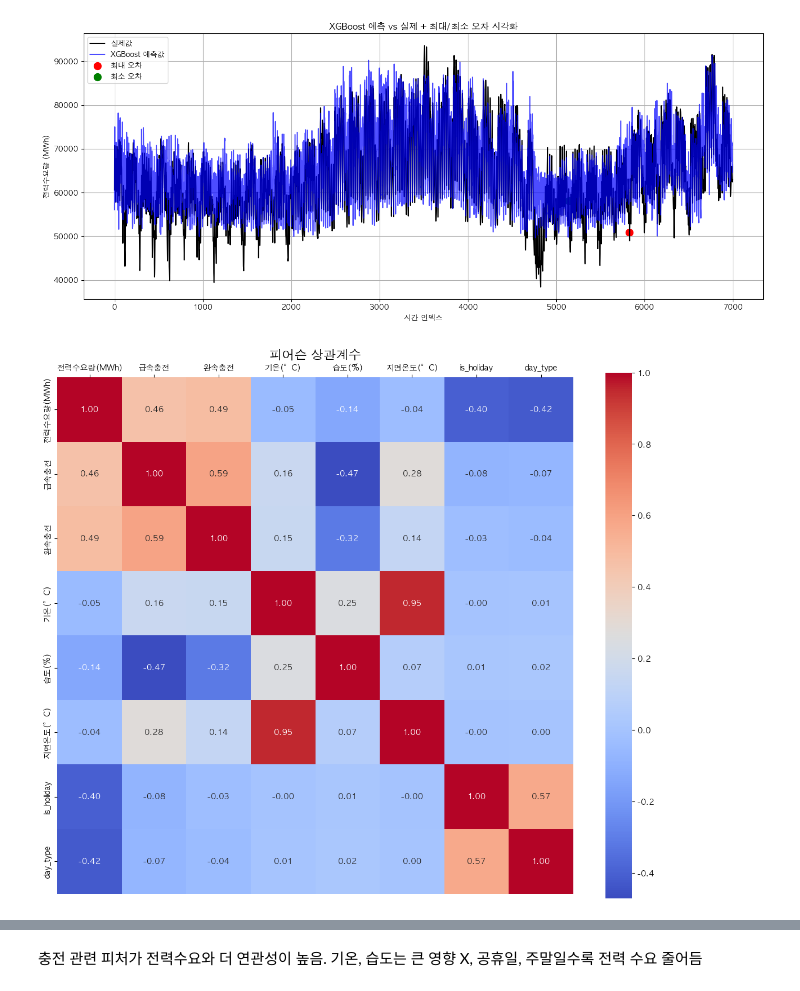
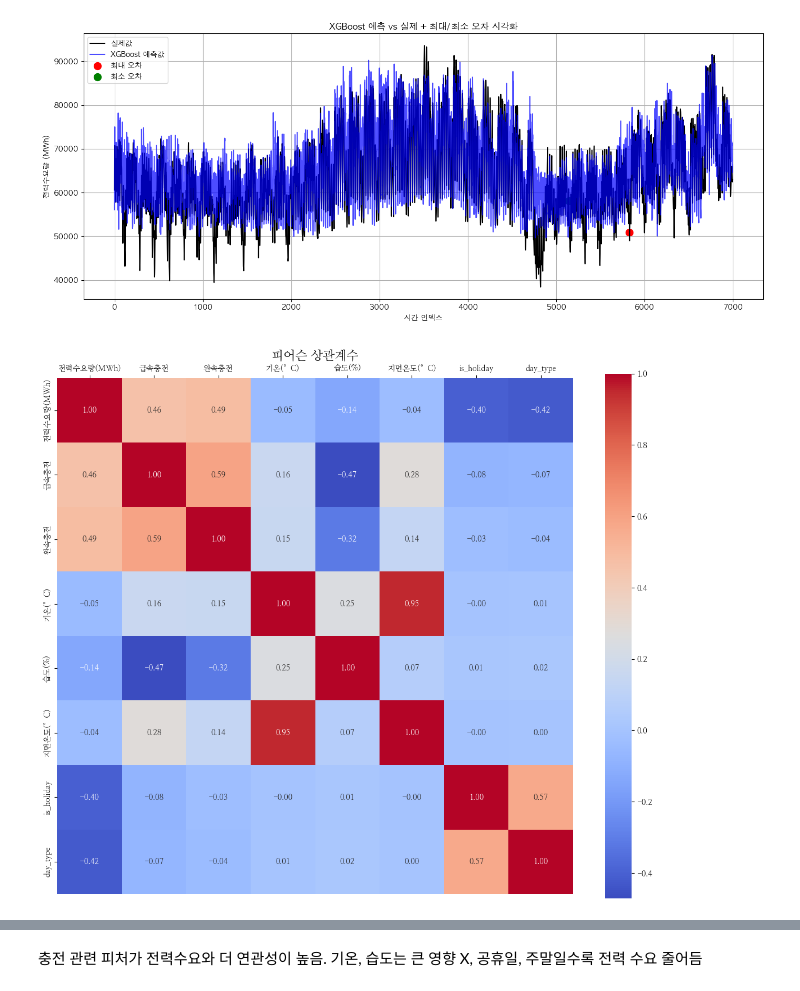
Before and after one commit to jeonjunhyeokk/LoadForeCasting_ML, a Jupyter notebook: Dataset.ipynb, the cells around one changed output, grey strips where cells are left out. Drawn from its saved outputs; the diff is of its cells as text; code cells hidden in the pictures.

```diff
--- a/Dataset.ipynb
+++ b/Dataset.ipynb
@@ -545,32 +602,35 @@ plt.show()
 # %%
 import pandas as pd
 import matplotlib.pyplot as plt
 import seaborn as sns
 
 # 한글 폰트 설정 (macOS 기준)
-plt.rcParams['font.family'] = 'AppleGothic'
+plt.rcParams['font.family'] = 'Nanum Myeongjo'
 plt.rcParams['axes.unicode_minus'] = False
 
 # 1. 데이터 불러오기
 df = pd.read_csv("./archive/final_merged.csv")
 
 # 2. is_holiday, day_type 바이너리 변환
 df["is_holiday"] = df["is_holiday"].astype(int)
 df["day_type"] = df["day_type"].astype(str).map({"weekday": 0, "weekend": 1})
 
 # 3. 수치형 데이터만 선택
 df_numeric = df.select_dtypes(include=["number"])
 
 # 4. 상관계수 계산 (피어슨)
 corr_matrix = df_numeric.corr(method="pearson")
 
 # 5. 시각화
 plt.figure(figsize=(12, 10))
 sns.heatmap(corr_matrix, annot=True, fmt=".2f", cmap="coolwarm", square=True)
 plt.gca().xaxis.set_ticks_position('top')       # 눈금 위치
 plt.gca().xaxis.set_label_position('top')       # 라벨 위치
 plt.title("피어슨 상관계수", fontsize=16)
 plt.tight_layout()
+
+# 6. SVG로 저장 (고해상도, 논문용)
+plt.savefig("./archive/pearson_corr.svg", format="svg", dpi=300, bbox_inches="tight")
 plt.show()
 # %% [output]
-[figure, old version]
+[figure, new version]
```
Also changed, not shown: parts of 8 cells of this notebook, 4 other files.
